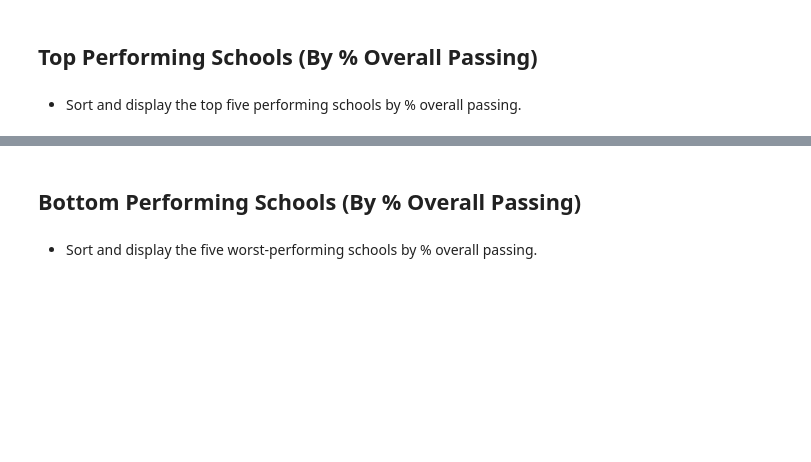
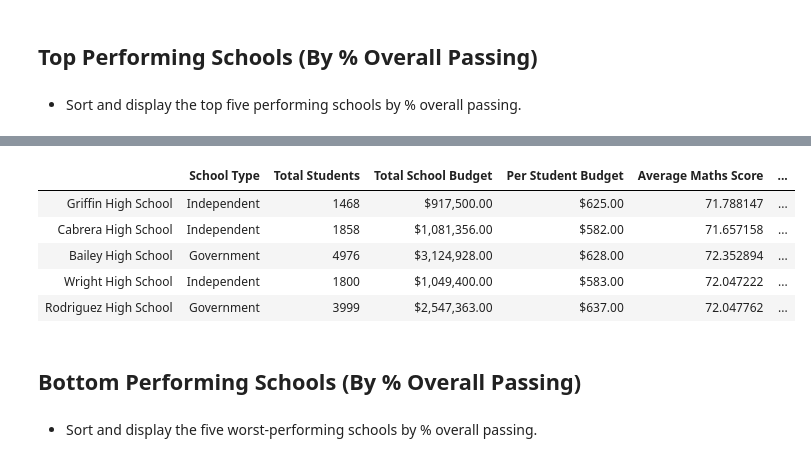
Before and after one commit to horsewell/pandas-challenge, a Jupyter notebook: PyCitySchools/PyCitySchools_starter.ipynb, the cells around one changed output, grey strips where cells are left out. Cells and saved outputs as stored; diff of their text form; code cells hidden in the pictures; blank space fills up the shorter version.

Commit message:
Update PyCitySchools_starter.ipynb
* top  and bottom schools
* changed the variable names for the rubric

```diff
--- a/PyCitySchools/PyCitySchools_starter.ipynb
+++ b/PyCitySchools/PyCitySchools_starter.ipynb
@@ -73,10 +73,12 @@ lga_summary
 
 * Create a dataframe to hold the above results
 # %%
-school_summary = pd.DataFrame(columns = ['', 'School Type', 'Total Students', 'Total School Budget', 'Per Student Budget', 'Average Maths Score', 'Average Reading Score', '% Passing Reading', '% Overall Passing'])
-# build each row
+per_school_summary = pd.DataFrame(columns = ['', 'School Type', 'Total Students', 'Total School Budget', 'Per Student Budget', 'Average Maths Score', 'Average Reading Score','% Passing Maths',  '% Passing Reading', '% Overall Passing'])
+
+# Get a list of the schools
 schools = school_data['school_name'].values
 
+# Build each row
 for school in schools:
 
     school_students_total = student_data.loc[student_data['school_name'] == school,['student_name']].count().values[0]
@@ -89,16 +91,20 @@ for school in schools:
         '${:,.2f}'.format(school_data.loc[school_data['school_name'] == school, ['budget']].values[0][0]/school_students_total),
         student_data.loc[student_data['school_name'] == school, ['maths_score']].mean().values[0],
         student_data.loc[student_data['school_name'] == school, ['reading_score']].mean().values[0],
+        student_data.loc[(student_data['school_name'] == school) & (student_data['maths_score'] >= passing_score), ['school_name', 'maths_score']].count().values[0]/school_students_total,
         student_data.loc[(student_data['school_name'] == school) & (student_data['reading_score'] >= passing_score), ['school_name', 'reading_score']].count().values[0]/school_students_total,
         ((student_data.loc[(student_data['school_name'] == school) & (student_data['reading_score'] >= passing_score) & (student_data['maths_score'] >= passing_score),['reading_score', 'maths_score']].count().values[0]/school_students_total)*100)
-    ]], columns=school_summary.columns)
-    school_summary = (temp_df.copy() if school_summary.empty else pd.concat([school_summary, temp_df], ignore_index=True))
 
-school_summary = school_summary.sort_values(by="", ascending=True)
-school_summary = school_summary.reset_index(drop=True)
+    ]], columns=per_school_summary.columns)
+    per_school_summary = (temp_df.copy() if per_school_summary.empty else pd.concat([per_school_summary, temp_df], ignore_index=True))
 
-#school_summary
-display(school_summary.style.hide(axis=0))
+# sort the rows
+per_school_summary.set_index('')
+per_school_summary = per_school_summary.sort_values(by="", ascending=True)
+per_school_summary = per_school_summary.reset_index(drop=True)
+
+# display the per_school_summary without the index
+display(per_school_summary.style.hide(axis=0))
 # %% [output]
 |  | School Type | Total Students | Total School Budget | Per Student Budget | Average Maths Score | ... |
 | Bailey High School | Government | 4976 | $3,124,928.00 | $628.00 | 72.352894 | ... |
@@ -131,3 +129,14 @@ display(school_summary.style.hide(axis=0))
+# %%
+top_schools = per_school_summary.sort_values(by='% Overall Passing', ascending=False)
+top_schools = top_schools.reset_index(drop=True)
+display(top_schools.head().style.hide(axis=0))
+# %% [output]
+|  | School Type | Total Students | Total School Budget | Per Student Budget | Average Maths Score | ... |
+| Griffin High School | Independent | 1468 | $917,500.00 | $625.00 | 71.788147 | ... |
+| Cabrera High School | Independent | 1858 | $1,081,356.00 | $582.00 | 71.657158 | ... |
+| Bailey High School | Government | 4976 | $3,124,928.00 | $628.00 | 72.352894 | ... |
+| Wright High School | Independent | 1800 | $1,049,400.00 | $583.00 | 72.047222 | ... |
+| Rodriguez High School | Government | 3999 | $2,547,363.00 | $637.00 | 72.047762 | ... |
 # %% [markdown]
 ## Bottom Performing Schools (By % Overall Passing)
 # %% [markdown]
```
Also changed, not shown: parts of 4 cells of this notebook.
